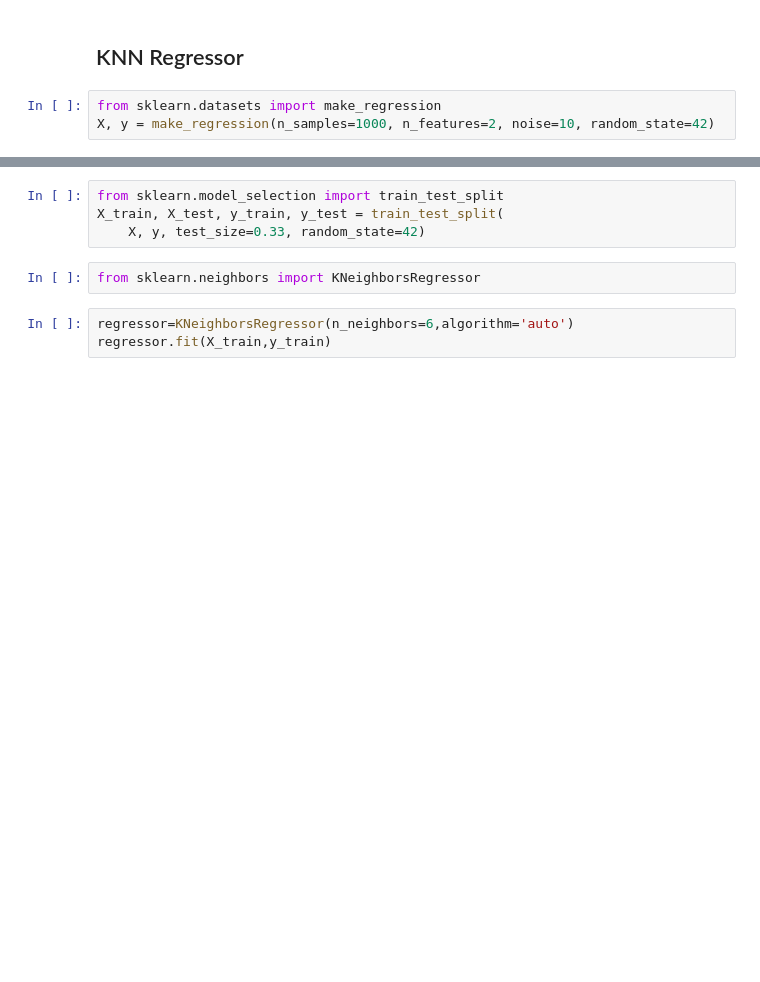
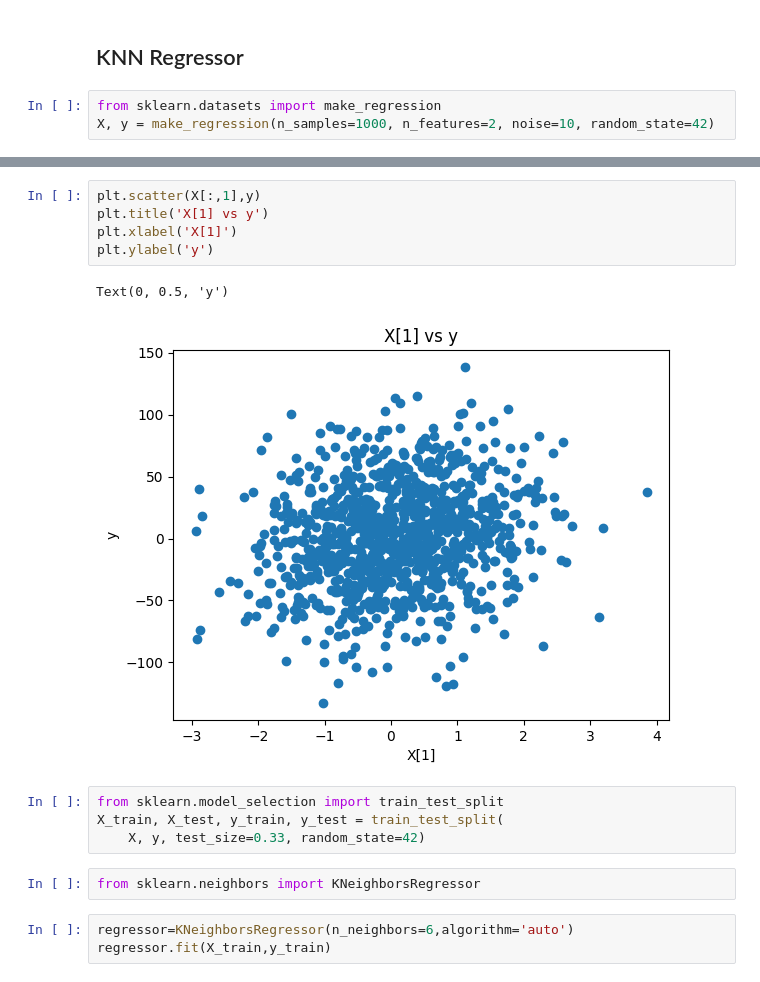
Before and after one commit to vp-31/Complete-Data-Science-With-Machine-Learning-And-NLP-2024, a Jupyter notebook: 9-K Nearest Neighbor/3.0-KNNRegressor.ipynb, the cells around one changed output, grey strips where cells are left out. Saved outputs shown, nothing was run; the diff lists cells and outputs as text; blank space fills up the shorter version.

```diff
--- a/9-K Nearest Neighbor/3.0-KNNRegressor.ipynb
+++ b/9-K Nearest Neighbor/3.0-KNNRegressor.ipynb
@@ -6,3 +21,11 @@ X, y = make_regression(n_samples=1000, n_features=2, noise=10, random_state=42)
+# %%
+plt.scatter(X[:,1],y)
+plt.title('X[1] vs y')
+plt.xlabel('X[1]')
+plt.ylabel('y')
+# %% [output]
+Text(0, 0.5, 'y')
+[figure, added]
 # %%
 from sklearn.model_selection import train_test_split
 X_train, X_test, y_train, y_test = train_test_split(
```
Also changed, not shown: parts of 3 cells of this notebook.
